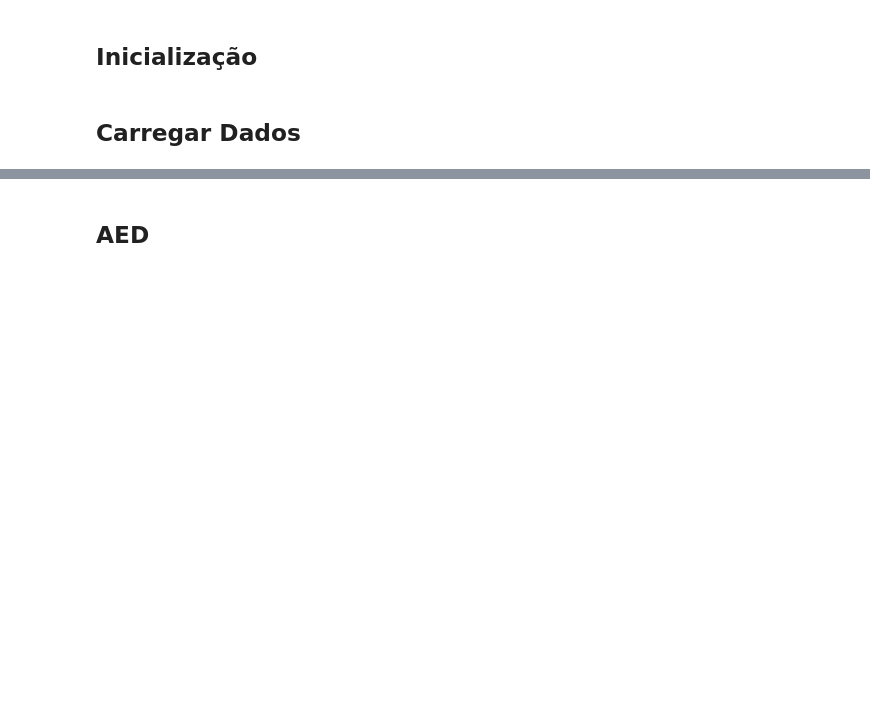
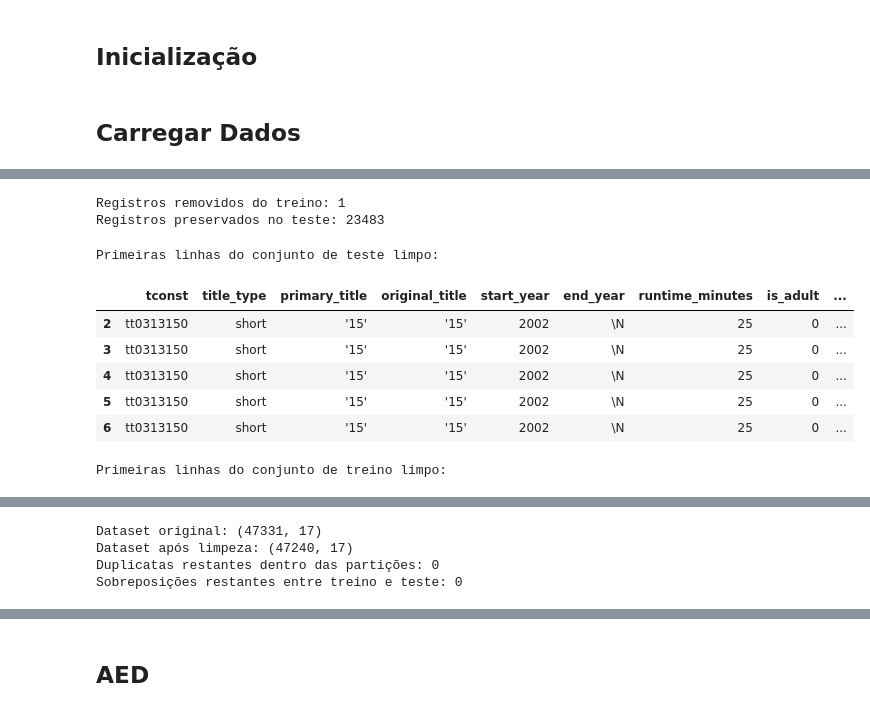
Before and after one commit to peperrone/mbads14-film-junky-union, a Jupyter notebook: notebook_p14.ipynb, the cells around one changed output, grey strips where cells are left out. Saved outputs shown, nothing was run; the diff lists cells and outputs as text; code cells hidden in the pictures; blank space fills up the shorter version.

Commit message:
data loaded and treated for AED

```diff
--- a/notebook_p14.ipynb
+++ b/notebook_p14.ipynb
@@ -26,5 +114,8 @@ plt.style.use('seaborn')
 # %%
 # isso é para usar progress_apply, leia mais em https://pypi.org/project/tqdm/#pandas-integration
 tqdm.pandas()
+# %%
+# Definindo uma constante de semente aleatória para reprodutibilidade
+RANDOM_STATE = 12345
 # %% [markdown]
 ## Carregar Dados
@@ -32,0 +368,42 @@ df_reviews = pd.read_csv('/datasets/imdb_reviews.tsv', sep='\t', dtype={'votes':
+# %%
+# Separando o df original em treino e teste, com todas as colunas
+train_reviews = df_reviews_clean[df_reviews_clean['ds_part'] == 'train']
+test_reviews = df_reviews_clean[df_reviews_clean['ds_part'] == 'test']
+
+# Removação do registro duplicado entre treino e teste, mantendo a ocorrência no conjunto de teste e removendo do conjunto de treino
+train_reviews_clean = train_reviews.merge(
+    duplicates_between_partitions,
+    on=['review', 'pos'],
+    how='left', # Juntando apenas as linhas que não estão presentes no conjunto de teste
+    indicator=True # Registrando a origem de cada linha (se está apenas no conjunto de treino ou se também está no conjunto de teste)
+    ).query("_merge == 'left_only'").drop(columns='_merge') # Filtrando apenas as linhas que estão apenas no conjunto de treino e removendo a coluna de indicador
+
+# Criando uma cópia do conjunto de teste para clareza
+test_reviews_clean = test_reviews.copy()
+
+# Verificando o resultado
+print("Registros removidos do treino:", len(train_reviews) - len(train_reviews_clean))
+
+print("Registros preservados no teste:", len(test_reviews_clean))
+# %% [output]
+Registros removidos do treino: 1
+Registros preservados no teste: 23483
+# %%
+# Exibindo as primeiras linhas dos conjuntos de treino e teste limpos
+print("Primeiras linhas do conjunto de teste limpo:")
+display(test_reviews_clean.head())
+print("Primeiras linhas do conjunto de treino limpo:")
+display(train_reviews_clean.head())
+
+# Juntando os conjuntos de treino e teste limpos em um único DataFrame
+df_reviews_clean = pd.concat([train_reviews_clean, test_reviews_clean], ignore_index=True)
+display(df_reviews_clean.sample(5, random_state=RANDOM_STATE))
+# %% [output]
+Primeiras linhas do conjunto de teste limpo:
+|  | tconst | title_type | primary_title | original_title | start_year | end_year | runtime_minutes | is_adult | ... |
+| 2 | tt0313150 | short | '15' | '15' | 2002 | \N | 25 | 0 | ... |
+| 3 | tt0313150 | short | '15' | '15' | 2002 | \N | 25 | 0 | ... |
+| 4 | tt0313150 | short | '15' | '15' | 2002 | \N | 25 | 0 | ... |
+| 5 | tt0313150 | short | '15' | '15' | 2002 | \N | 25 | 0 | ... |
+| 6 | tt0313150 | short | '15' | '15' | 2002 | \N | 25 | 0 | ... |
+Primeiras linhas do conjunto de treino limpo:
@@ -32,0 +422,23 @@ df_reviews = pd.read_csv('/datasets/imdb_reviews.tsv', sep='\t', dtype={'votes':
+# %%
+# Checagem final de duplicatas no dataset limpo
+print("Dataset original:", df_reviews.shape)
+print("Dataset após limpeza:", df_reviews_clean.shape)
+
+print("Duplicatas restantes dentro das partições:",
+      df_reviews_clean.duplicated(
+          subset=['review', 'pos', 'ds_part']
+      ).sum())
+
+print("Sobreposições restantes entre treino e teste:",
+      len(
+          train_reviews_clean[['review', 'pos']].merge(
+              test_reviews[['review', 'pos']],
+              on=['review', 'pos'],
+              how='inner'
+          )
+      ))
+# %% [output]
+Dataset original: (47331, 17)
+Dataset após limpeza: (47240, 17)
+Duplicatas restantes dentro das partições: 0
+Sobreposições restantes entre treino e teste: 0
```
Also changed, not shown: parts of 18 cells of this notebook.
